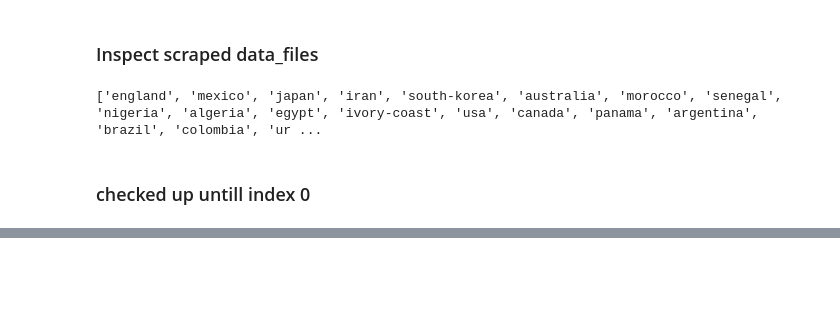
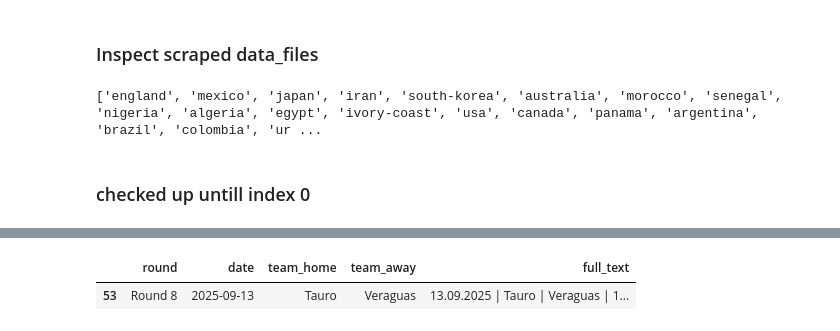
Before and after one commit to simon-cosyns/soccer_schedules_around_the_world, a Jupyter notebook: inspect_data.ipynb, the cells around one changed output, grey strips where cells are left out. Saved outputs shown, nothing was run; the diff lists cells and outputs as text; code cells hidden in the pictures; blank space fills up the shorter version.

```diff
--- a/inspect_data.ipynb
+++ b/inspect_data.ipynb
@@ -281,3 +282,8 @@ Balanced: every pair plays exactly 2 time(s).
+# %%
+check_specific_match(df_filtered, "Veraguas", "Tauro")
+# %% [output]
+|  | round | date | team_home | team_away | full_text |
+| 53 | Round 8 | 2025-09-13 | Tauro | Veraguas | 13.09.2025 | Tauro | Veraguas | 1... |
 # %%
 df_filtered = remove_round_prefix(df_filtered)
 df_filtered.to_csv(f"./cleaned_data/{filename}", index=False)
```
Also changed, not shown: parts of 12 cells of this notebook, 4 other files.
